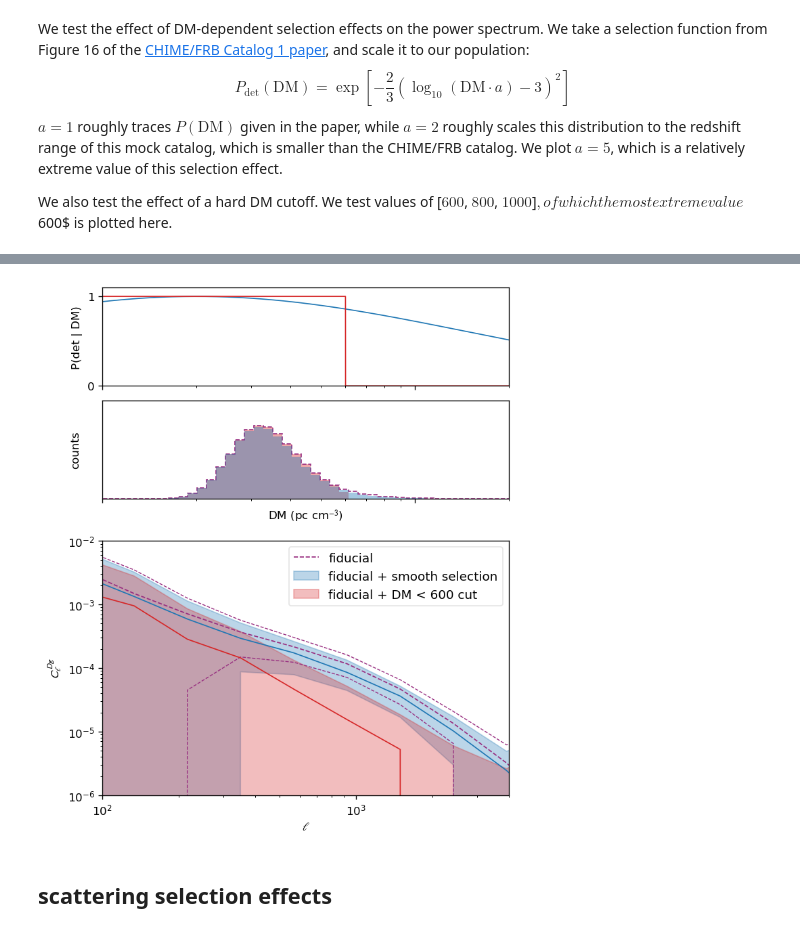
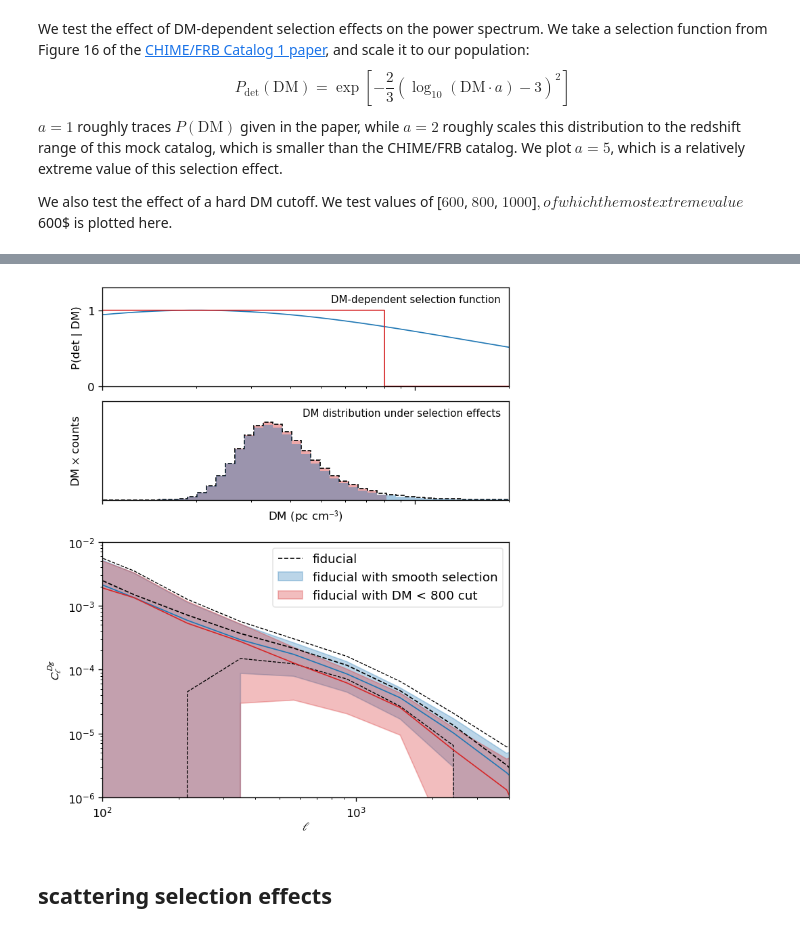
Before and after one commit to aqcheng/illustris_frb, a Jupyter notebook: notebooks/paper_figures.ipynb, the cells around one changed output, grey strips where cells are left out. Cells and saved outputs as stored; diff of their text form; code cells hidden in the pictures.

```diff
--- a/notebooks/paper_figures.ipynb
+++ b/notebooks/paper_figures.ipynb
@@ -106,7 +105,7 @@ def plot_xcorr(ells, C_ls, ax=None, label=None, color='k', lw=1,
     ax.set_xscale(xscale)
     ax.set_yscale(yscale)
     ax.set_ylabel(ylabel)
-    ax.set_xlabel(xlabel)
+    ax.set_xlabel(xlabel, labelpad=2)
 
     if xlim is None:
         # ax.set_xlim((ells[0], ells[-1]))
@@ -151,14 +150,18 @@ def plot_ref_ClDg(ax, ref_ClDg=midslice_ClDgs, lw1=0.7, lw2=0.5, ells=ells, colo
             color = fid_c
         else:
             color='k'
-    if lw1 > 0:
-        ax.plot(ells, np.median(ref_ClDg, axis=0), color=color, lw=lw1, ls='--', label=label)
-        label2=None
+    if ref_ClDg is midslice_ClDgs:
+        ax.plot(ells, np.median(ref_ClDg, axis=0), color=color, lw=lw1)
+        ax.fill_between(ells, np.percentile(ref_ClDg, 16, axis=0), np.percentile(ref_ClDg, 84, axis=0), color=color, alpha=0.3, label=label)
     else:
-        label2=label
-    if lw2 > 0:
-        ax.plot(ells, np.percentile(ref_ClDg, 16, axis=0), color=color, lw=lw2, ls='--', label=label2)
-        ax.plot(ells, np.percentile(ref_ClDg, 84, axis=0), color=color, lw=lw2, ls='--')
+        if lw1 > 0:
+            ax.plot(ells, np.median(ref_ClDg, axis=0), color=color, lw=lw1, ls='--', label=label)
+            label2=None
+        else:
+            label2=label
+        if lw2 > 0:
+            ax.plot(ells, np.percentile(ref_ClDg, 16, axis=0), color=color, lw=lw2, ls='--', label=label2)
+            ax.plot(ells, np.percentile(ref_ClDg, 84, axis=0), color=color, lw=lw2, ls='--')
 
 def subplot_from_list(results_list, ells=ells, ref_ClDg=None, ref_label='default', ref_lws=(1, 0.8), labels=None,
                       ax=None, colors=colorcycle, legend=True, alpha=0.9, **kwargs):
@@ -352,6 +350,6 @@ plt.tight_layout()
 # %%
 c_smooth = colorcycle[0]
-c_steps = colorcycle[3], colorcycle[2], colorcycle[1]
+c_step = colorcycle[3]
 
 fig = plt.figure(figsize=(6,7))
 gs = gridspec.GridSpec(3, 1, height_ratios=[1, 1, 3])
@@ -360,50 +358,51 @@ sub_gs = gridspec.GridSpecFromSubplotSpec(2, 1, subplot_spec=gs[0:2], hspace=0.1
 ax_s = plt.subplot(sub_gs[0])  # upper plot that shows DM sfunc
 ax_hist = plt.subplot(sub_gs[1], sharex=ax_s)  # second subplot shows histogram of FRBs
 ax = plt.subplot(gs[2])  # Third subplot (independent x-axis)
 
 DMs_ = np.logspace(1, 4, 10000)
 ax_s.plot(DMs_, smooth_sfunc(DMs_), color=c_smooth, lw=1, label='smooth selection')
 
 bins = np.logspace(1, 4, 100)
-ax_hist.stairs(H, bins, color=fid_c, ls='--')
-ax_hist.stairs(H_smooth, bins, color=c_smooth, fill=True, alpha=0.4)
+bin_midpoints = (bins[:-1] + bins[1:]) / 2
+ax_hist.stairs(H*bin_midpoints, bins, color=fid_c, ls='--')
+ax_hist.stairs(H_smooth*bin_midpoints, bins, color=c_smooth, fill=True, alpha=0.4)
 
 ax_s.set_ylabel('P(det | DM)')
 
 ax_s.set_ylim(0,1)
 ax_s.set_xlim(100, 2e3)
 ax_s.set_xscale('log')
-ax_hist.set_ylim(top=6e4)
-ax_s.set_ylim(top=1.1)
+ax_s.set_ylim(top=1.3)
 ax_s.set_yticks([0, 1])
 
 # ax_hist.ticklabel_format(axis='y', style='sci', scilimits=(0,0))
-ax_hist.set_ylabel('counts', labelpad=19)
+ax_hist.set_ylabel('DM ' + r'$\times$' + ' counts', labelpad=19)
 ax_hist.set_xlabel('DM (pc ' + r'cm$^{-3}$)', labelpad=1)
+ax_hist.set_ylim(0, 1.9e7)
 ax_hist.set_yticks([])
 ax_s.set_xticklabels([])
 
 # plot cross correlation
-ax.axhline(0, color='gray', ls='dotted', lw=0.8)
 plot_ref_ClDg(ax, fid_ClDgs, 1, 0.8, label='fiducial')
-plot_xcorr_trials(ells, res['DM_sfunc'][a], ax=ax, color=c_smooth, label='fiducial + smooth selection')
+plot_xcorr_trials(ells, res['DM_sfunc'][a], ax=ax, color=c_smooth, label='fiducial with smooth selection')
 
 # plot DM cutoffs
-cutoffs_to_plot = [600]
-for i, cutoff in enumerate(DM_cutoffs):
-    if cutoff in cutoffs_to_plot:
-        ax_s.plot(DMs_, 1-np.heaviside(DMs_-cutoff, 0), color=c_steps[i], lw=1)
-        step_sfunc_DMs = fid_DMs_[fid_DMs_ < cutoff]
-        Hstep, _ = np.histogram(step_sfunc_DMs, bins=bins)
-        ax_hist.stairs(Hstep, bins, color=c_steps[i], fill=True, alpha=0.4, zorder=0)
-        plot_xcorr_trials(ells, res['DM_cutoffs'][cutoff], ax=ax, color=c_steps[i], label=f'fiducial + DM < {cutoff} cut', yscale='log')
+cutoff = 800
+ax_s.plot(DMs_, 1-np.heaviside(DMs_-cutoff, 0), color=c_step, lw=1)
+step_sfunc_DMs = fid_DMs_[fid_DMs_ < cutoff]
+Hstep, _ = np.histogram(step_sfunc_DMs, bins=bins)
+ax_hist.stairs(Hstep*bin_midpoints, bins, color=c_step, fill=True, alpha=0.4, zorder=0)
+plot_xcorr_trials(ells, res['DM_cutoffs'][cutoff], ax=ax, color=c_step, label=f'fiducial with DM < {cutoff} cut')
 
 ax.legend(fontsize=11, loc='upper right')
 plt.tight_layout()
 
-# plt.savefig(os.path.join(figpath, 'DM_sfunc.pdf'))
+# ax_s.set_title('DM-dependent selection effects', pad=10)
+ax_s.text(.98, .93, 'DM-dependent selection function', va='top', ha='right', fontsize=9, transform=ax_s.transAxes)
+ax_hist.text(.98, .93, 'DM distribution under selection effects', va='top', ha='right', fontsize=9, transform=ax_hist.transAxes)
+plt.savefig(os.path.join(figpath, 'DM_sfunc.pdf'))
 # %% [output]
-[figure, old version]
+[figure, new version]
 # %% [markdown]
 ## scattering selection effects
 # %% [markdown]
```
Also changed, not shown: parts of 34 cells of this notebook, 1 other file.
